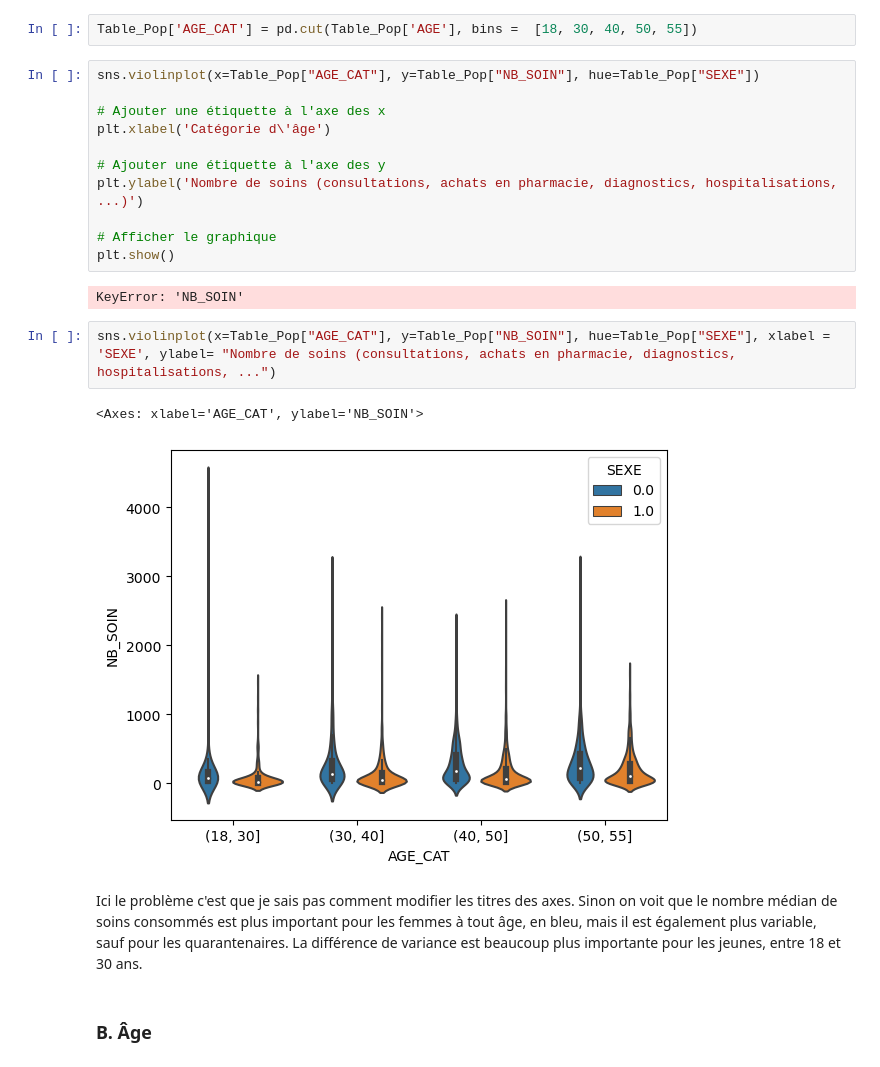
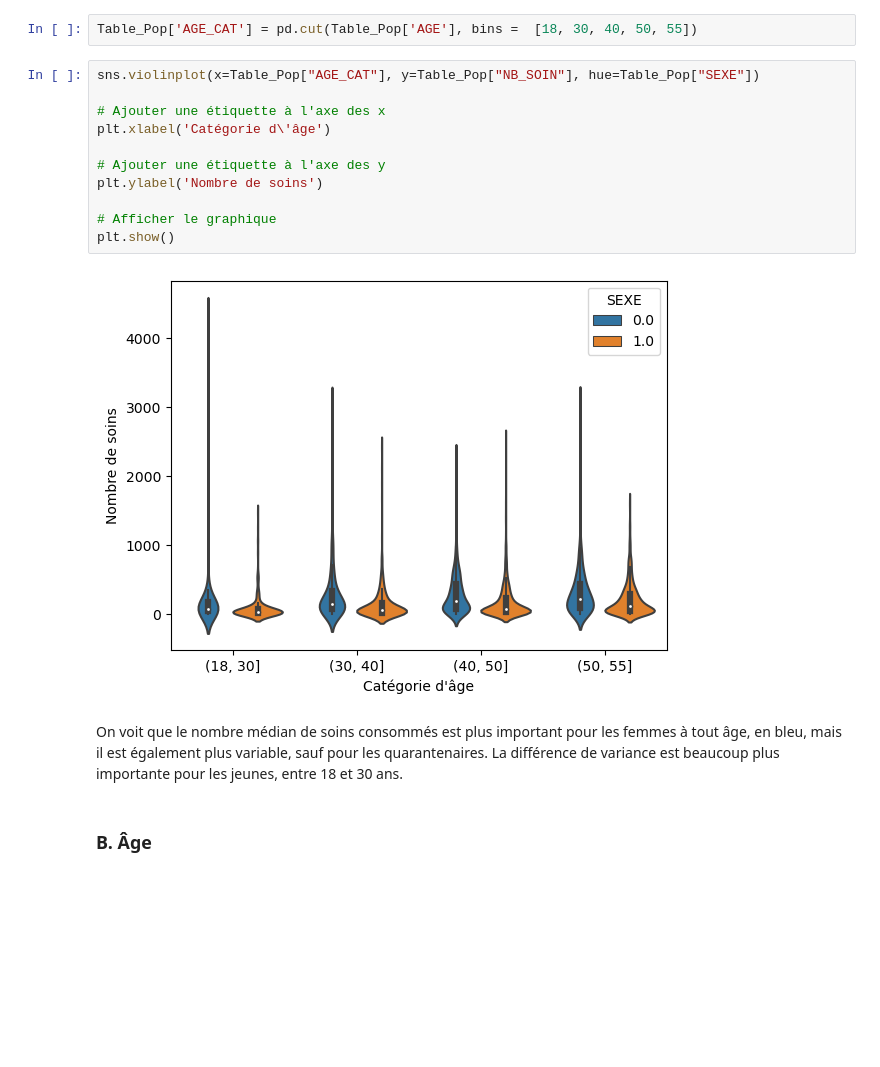
Before and after one commit to jmeynent/Analyse-Mort-Subite, a Jupyter notebook: Mort_subite.ipynb, the cells around one changed output. Cells and saved outputs as stored; diff of their text form; blank space fills up the shorter version.

```diff
--- a/Mort_subite.ipynb
+++ b/Mort_subite.ipynb
@@ -161,24 +161,18 @@ Table_Pop['AGE_CAT'] = pd.cut(Table_Pop['AGE'], bins =  [18, 30, 40, 50, 55])
 # %%
 sns.violinplot(x=Table_Pop["AGE_CAT"], y=Table_Pop["NB_SOIN"], hue=Table_Pop["SEXE"])
 
 # Ajouter une étiquette à l'axe des x
 plt.xlabel('Catégorie d\'âge')
 
 # Ajouter une étiquette à l'axe des y
-plt.ylabel('Nombre de soins (consultations, achats en pharmacie, diagnostics, hospitalisations, ...)')
+plt.ylabel('Nombre de soins')
 
 # Afficher le graphique
 plt.show()
 # %% [output]
-KeyError: 'NB_SOIN'
+[figure, added]
-# %%
-sns.violinplot(x=Table_Pop["AGE_CAT"], y=Table_Pop["NB_SOIN"], hue=Table_Pop["SEXE"], xlabel = 'SEXE', ylabel= "Nombre de soins (consultations, achats en pharmacie, diagnostics, hospitalisations, ...")
-# %% [output]
-<Axes: xlabel='AGE_CAT', ylabel='NB_SOIN'>
-[figure, removed]
 # %% [markdown]
-Ici le problème c'est que je sais pas comment modifier les titres des axes.
-Sinon on voit que le nombre médian de soins consommés est plus important pour les femmes à tout âge, en bleu, mais il est également plus variable, sauf pour les quarantenaires. La différence de variance est beaucoup plus importante pour les jeunes, entre 18 et 30 ans.
+On voit que le nombre médian de soins consommés est plus important pour les femmes à tout âge, en bleu, mais il est également plus variable, sauf pour les quarantenaires. La différence de variance est beaucoup plus importante pour les jeunes, entre 18 et 30 ans.
 # %% [markdown]
 ### B. Âge
 # %%
```
Also changed, not shown: parts of 1 cell of this notebook.
